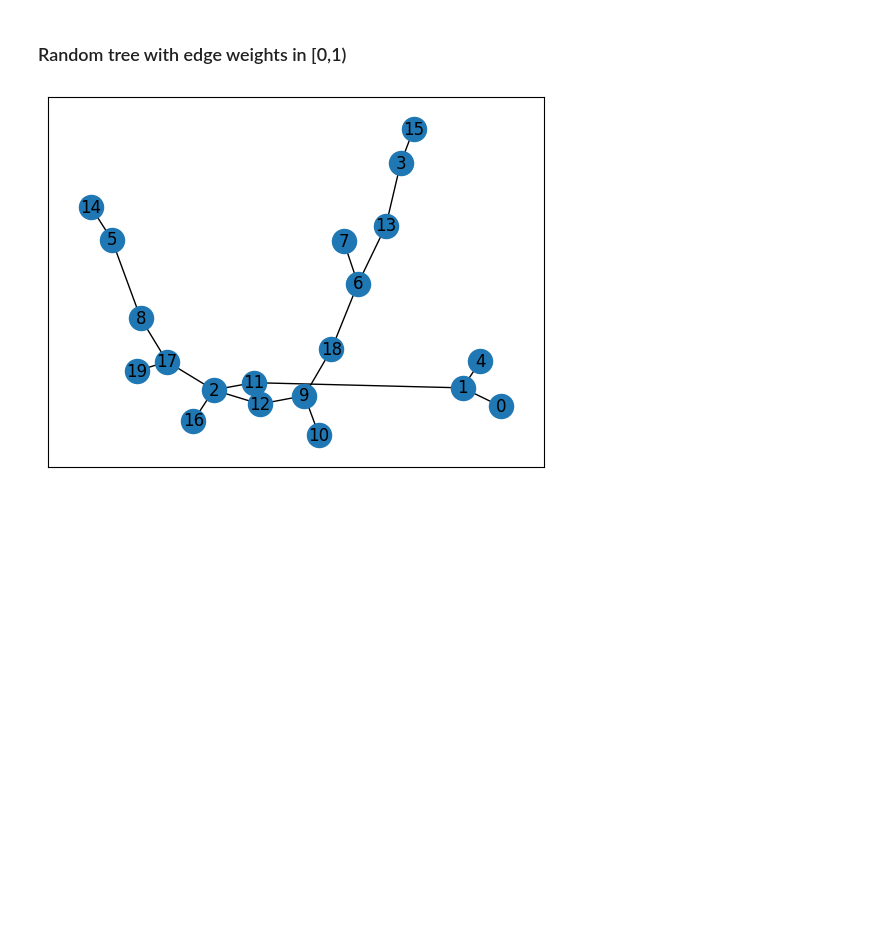
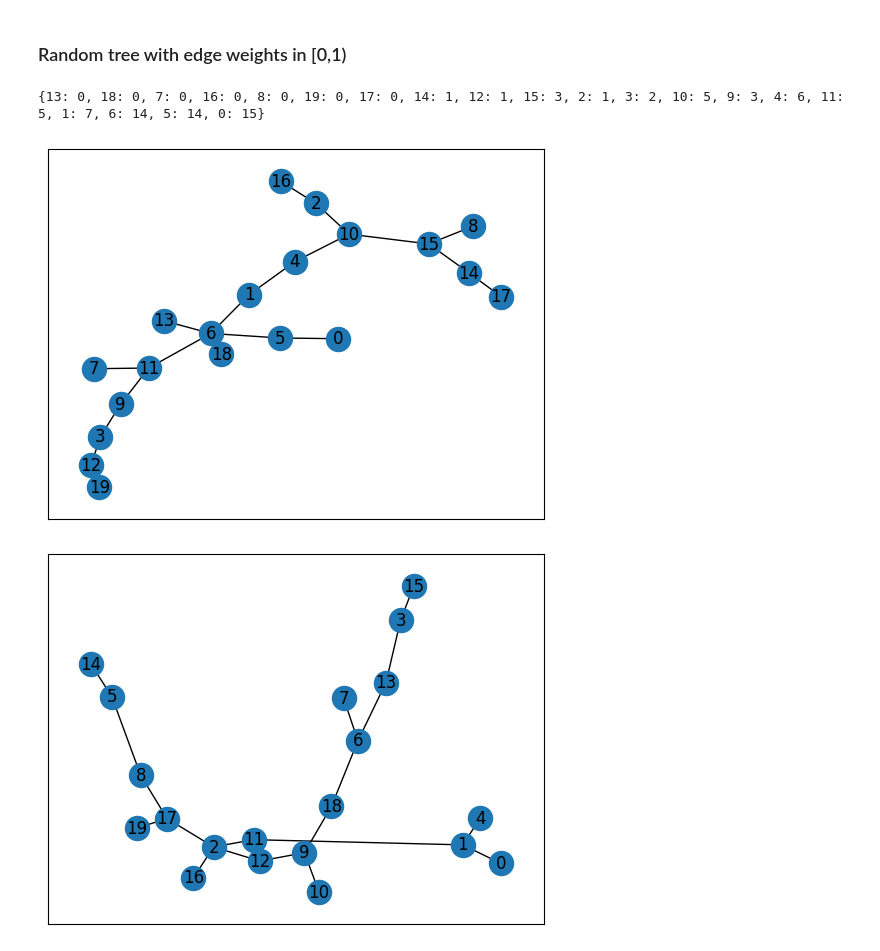
Before and after one commit to JulesGB/MeanFieldLastPassagePercolation, a Jupyter notebook: tree_cover.ipynb, the cells around one changed output. Drawn from its saved outputs; the diff is of its cells as text; code cells hidden in the pictures; blank space fills up the shorter version.

Commit message:
second version of path cover alg

```diff
--- a/tree_cover.ipynb
+++ b/tree_cover.ipynb
@@ -22,6 +22,18 @@ tree = nx.random_labeled_tree(20)
 
 for s,t in tree.edges():
     tree[s][t]['weight'] = random.random() # assign a random edge weight in [0,1)
+# %%
+ones_tree = nx.random_labeled_tree(20)
+for s,t in ones_tree.edges():
+    ones_tree[s][t]['weight'] = 1
+
+layout = nx.spring_layout(ones_tree)
+nx.draw_networkx(ones_tree, pos=layout)
+
+print(util.path_cover_two(ones_tree))
+# %% [output]
+{13: 0, 18: 0, 7: 0, 16: 0, 8: 0, 19: 0, 17: 0, 14: 1, 12: 1, 15: 3, 2: 1, 3: 2, 10: 5, 9: 3, 4: 6, 11: 5, 1: 7, 6: 14, 5: 14, 0: 15}
+[figure, added]
 # %%
 layout = nx.spring_layout(tree)
 nx.draw_networkx(tree, pos=layout)
```
Also changed, not shown: 1 other file.
